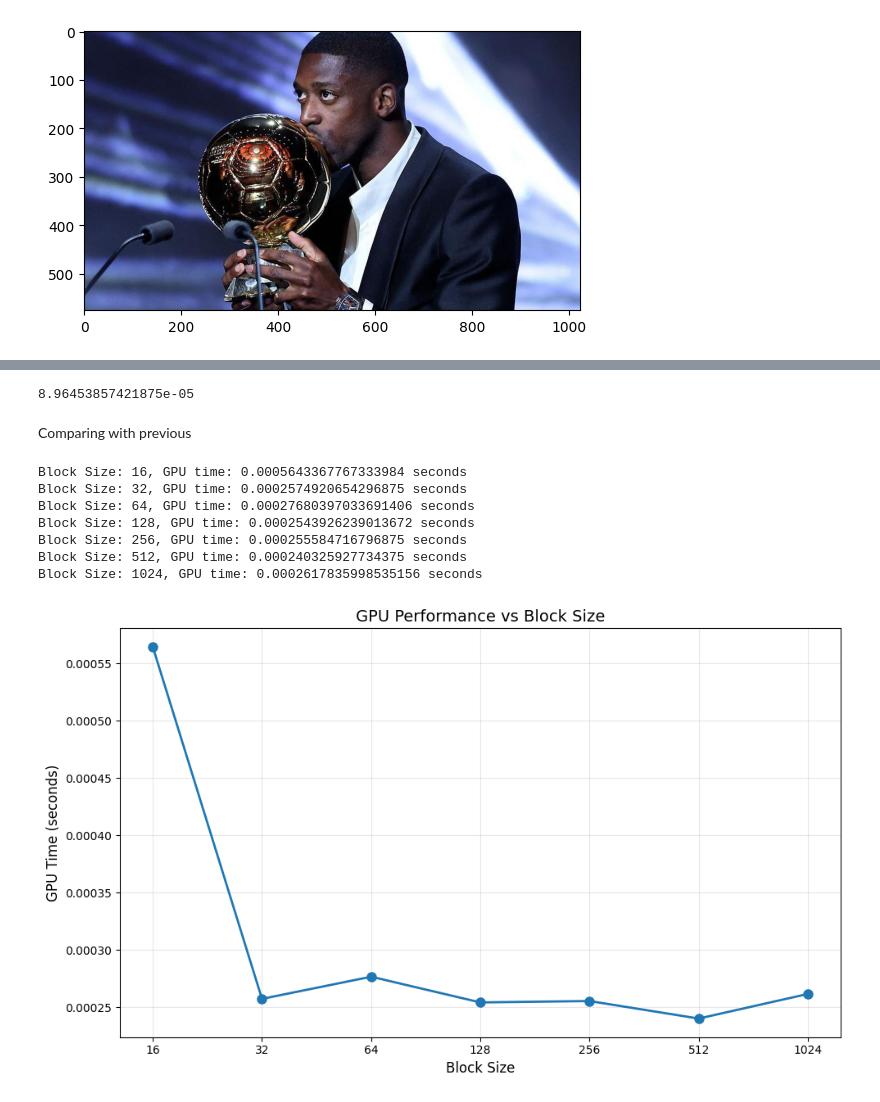
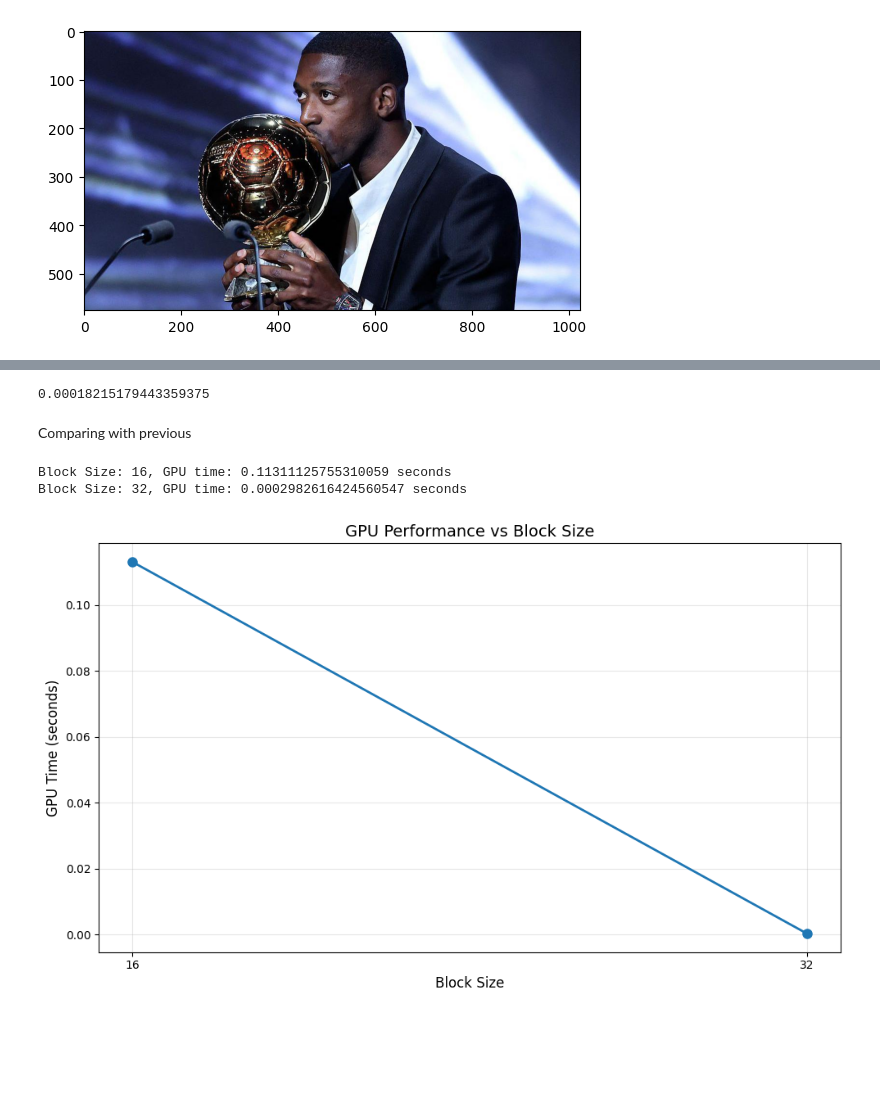
Before and after one commit to hzhoanglee/advancedhpc2025, a Jupyter notebook: labwork4/labwork4.ipynb, the cells around one changed output, grey strips where cells are left out. Drawn from its saved outputs; the diff is of its cells as text; code cells hidden in the pictures; blank space fills up the shorter version.

```diff
--- a/labwork4/labwork4.ipynb
+++ b/labwork4/labwork4.ipynb
@@ -92,7 +92,8 @@ GPU time:  0.0003333091735839844
 <matplotlib.image.AxesImage at 0x...>
 [figure]
 # %%
-block_sizes = [16, 32, 64, 128, 256, 512, 1024]
+block_sizes = [16, 32]
+# Oh we can't run 64 since 64*64 is 4096, out of the core limit, i guess
 gpu_times = []
 
 for blockSize in block_sizes:
@@ -102,7 +103,6 @@ for blockSize in block_sizes:
     devSrc = cuda.to_device(rgb_2d)
     devDst = cuda.to_device(gray_2d_empty)
 
-    threads_per_block = (16, 16)
     blocks_per_grid_x = (width + threads_per_block[0] - 1) // threads_per_block[0]
     blocks_per_grid_y = (height + threads_per_block[1] - 1) // threads_per_block[1]
     blocks_per_grid = (blocks_per_grid_x, blocks_per_grid_y)
@@ -140,7 +135,7 @@ Block Size: 1024, GPU time: 0.00010514259338378906 seconds
 best_idx = min(gpu_times)
 print(best_idx)
 # %% [output]
-8.96453857421875e-05
+0.00018215179443359375
 # %% [markdown]
 Comparing with previous
 # %%
@@ -154,46 +149,41 @@ def grayscale(src, dst):
     dst[pixel_idx + 1] = g
     dst[pixel_idx + 2] = g
 # %%
-block_sizes = [16, 32, 64, 128, 256, 512, 1024]
+block_sizes = [16, 32]
 gpu_times_1d = []
 
 pixelCount = height * width
 
 for blockSize in block_sizes:
     gridSize = (pixelCount + blockSize - 1) // blockSize
 
     devSrc = cuda.to_device(rgb_1d)
     devDst = cuda.device_array(height * width * 3, np.uint8)
 
     start_time_gpu = time.time()
     grayscale[gridSize, blockSize](devSrc, devDst)
     cuda.synchronize()
     end_time_gpu = time.time()
 
     gpu_time = end_time_gpu - start_time_gpu
     gpu_times_1d.append(gpu_time)
 
     print(f"Block Size: {blockSize}, GPU time: {gpu_time} seconds")
 
 plt.figure(figsize=(10, 6))
 plt.plot(block_sizes, gpu_times_1d, marker='o', linewidth=2, markersize=8)
 plt.xlabel('Block Size', fontsize=12)
 plt.ylabel('GPU Time (seconds)', fontsize=12)
 plt.title('GPU Performance vs Block Size', fontsize=14)
 plt.grid(True, alpha=0.3)
 plt.xscale('log', base=2)
 plt.xticks(block_sizes, block_sizes)
 plt.tight_layout()
 plt.show()
 # %% [output]
-Block Size: 16, GPU time: 0.0005643367767333984 seconds
-Block Size: 32, GPU time: 0.0002574920654296875 seconds
-Block Size: 64, GPU time: 0.00027680397033691406 seconds
-Block Size: 128, GPU time: 0.0002543926239013672 seconds
-Block Size: 256, GPU time: 0.000255584716796875 seconds
-Block Size: 512, GPU time: 0.000240325927734375 seconds
-Block Size: 1024, GPU time: 0.0002617835998535156 seconds
+Block Size: 16, GPU time: 0.11311125755310059 seconds
+Block Size: 32, GPU time: 0.0002982616424560547 seconds
-[figure, old version]
+[figure, new version]
 # %%
 for i, blockSize in enumerate(block_sizes):
     speedup = gpu_times_1d[i] / gpu_times[i]
```
Also changed, not shown: parts of 5 cells of this notebook.
